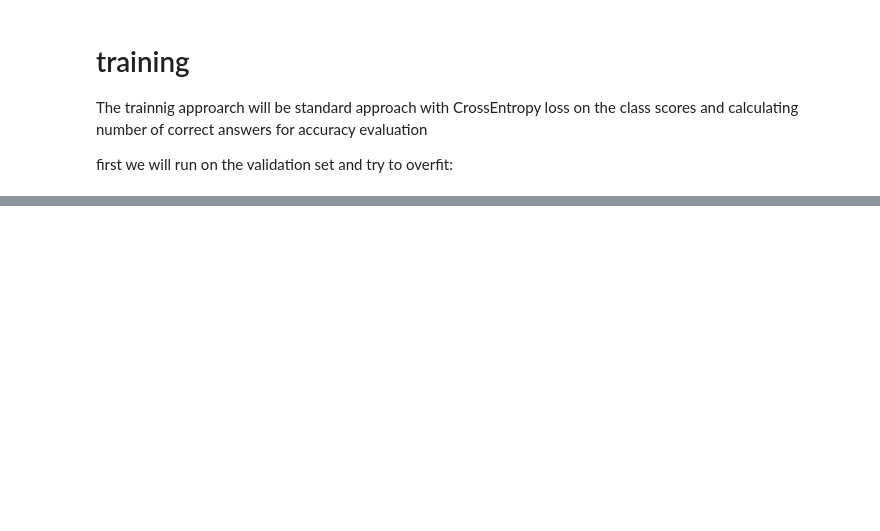
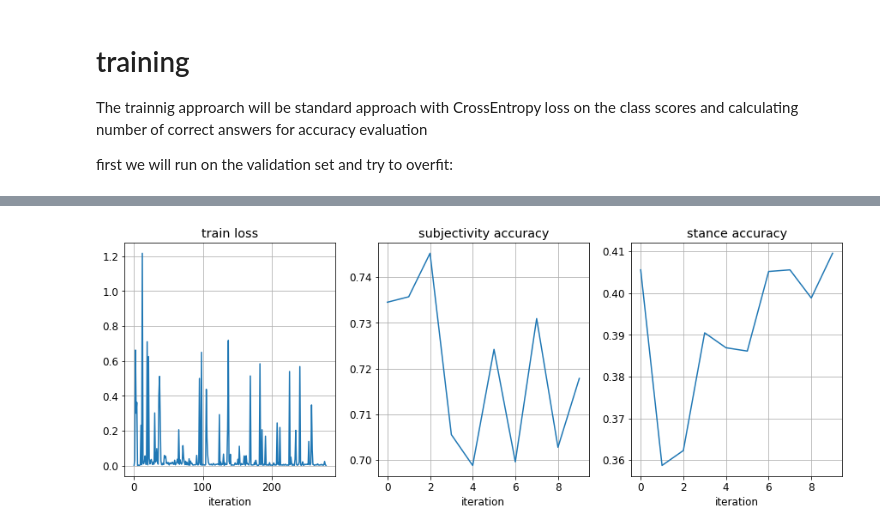
Before and after one commit to youseft42/AI_project, a Jupyter notebook: our_notebook.ipynb, the cells around one changed output, grey strips where cells are left out. Saved outputs shown, nothing was run; the diff lists cells and outputs as text; code cells hidden in the pictures; blank space fills up the shorter version.

```diff
--- a/our_notebook.ipynb
+++ b/our_notebook.ipynb
@@ -198,7 +200,7 @@ now for the model that includes both
 # %%
 from implementations.models import TwoPhaseLSTM
 
-two_phase_model = TwoPhaseLSTM(sub, stance)
+two_phase_model = TwoPhaseLSTM(VOCAB_SIZE, EMB_DIM, HID_DIM,NUM_LAYERS,DROP_OUT)
 y_stance, y_sub = two_phase_model(X)
 print('y_stance: (S, B, V_tgt) =', tuple(y_stance.shape))
 print('y_sub: (S, B, V_tgt) =', tuple(y_sub.shape))
@@ -521,0 +276,11 @@ ax[2].plot(stance_accuracies); ax[2].set_title('stance accuracy'); ax[2].set_xla
+# %%
+losses = []
+sub_accuracies = []
+stance_accuracies = []
+for epoch in range(10):
+
+    print(f'=== test EPOCH {epoch+1}/{10} ===')
+    losses += train_two_phase_rnn(two_phase_model, dl_train, optimizer, sub_loss_fn, stance_loss_fn, BATCHES_PER_EPOCH)
+    sub_acc, stance_acc = eval_two_phase_rnn(two_phase_model, dl_test)
+    sub_accuracies += [sub_acc]
+    stance_accuracies += [stance_acc]
@@ -521,0 +298,16 @@ ax[2].plot(stance_accuracies); ax[2].set_title('stance accuracy'); ax[2].set_xla
+# %%
+TPMO_TRAIN_LA_FIG = f'figures/two_phase_model_overfit_test_loss_accuracy_FIG'
+
+if os.path.isfile(TPMO_TRAIN_LA_FIG):
+    with open('figures/two_phase_model_overfit_test_loss_accuracy_FIG','rb') as fid:
+        fig = pickle.load(fid)
+else:
+    fig, ax = plt.subplots(nrows=1, ncols=3, figsize=(15,5))
+    ax[0].plot(losses); ax[0].set_title('train loss'); ax[0].set_xlabel('iteration'); ax[0].grid(True)
+    ax[1].plot(sub_accuracies); ax[1].set_title('subjectivity accuracy'); ax[1].set_xlabel('iteration'); ax[1].grid(True)
+    ax[2].plot(stance_accuracies); ax[2].set_title('stance accuracy'); ax[2].set_xlabel('iteration'); ax[2].grid(True)
+
+    with open('figures/two_phase_model_overfit_test_loss_accuracy_FIG','wb') as fid:
+        pickle.dump(fig, fid)
+# %% [output]
+[figure, added]
```
Also changed, not shown: parts of 53 cells of this notebook, 14 other files.
